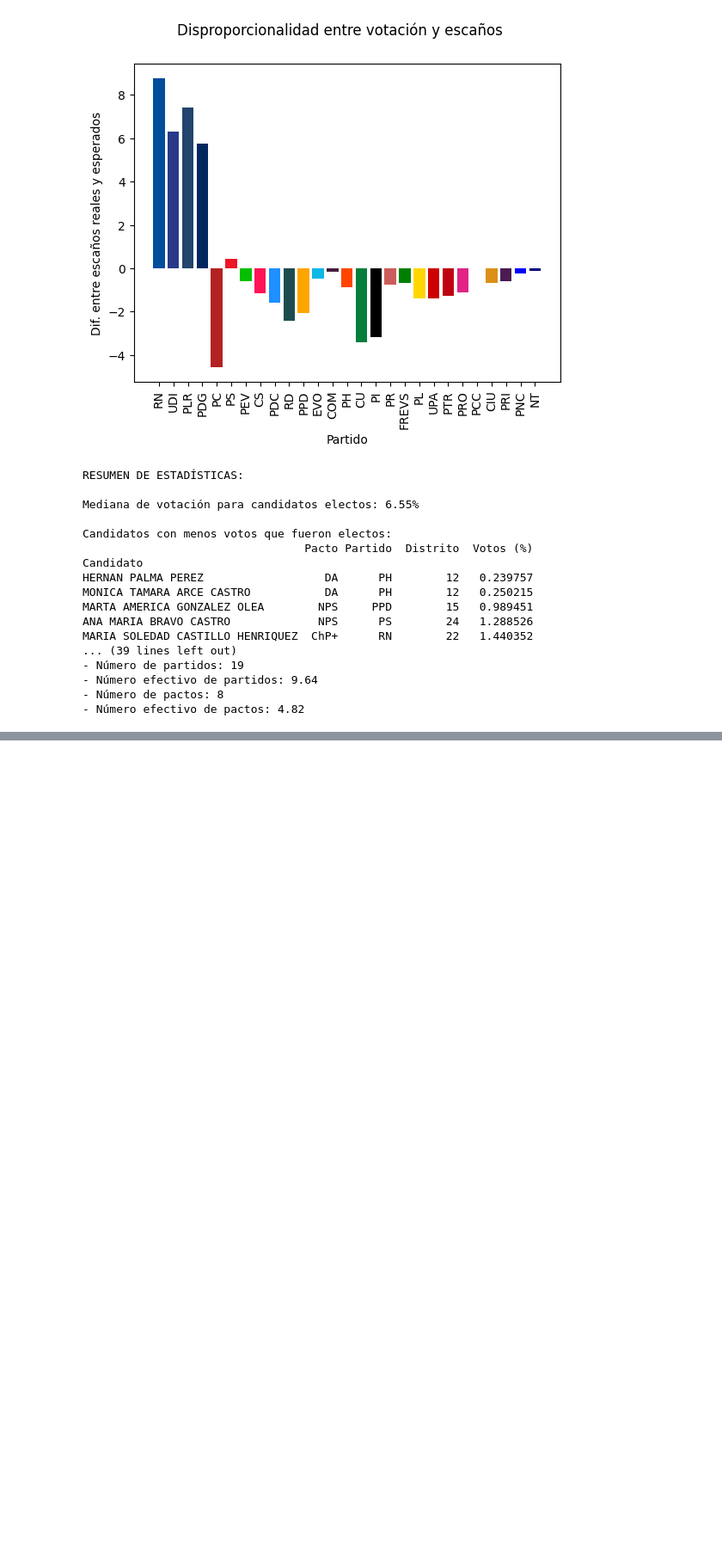
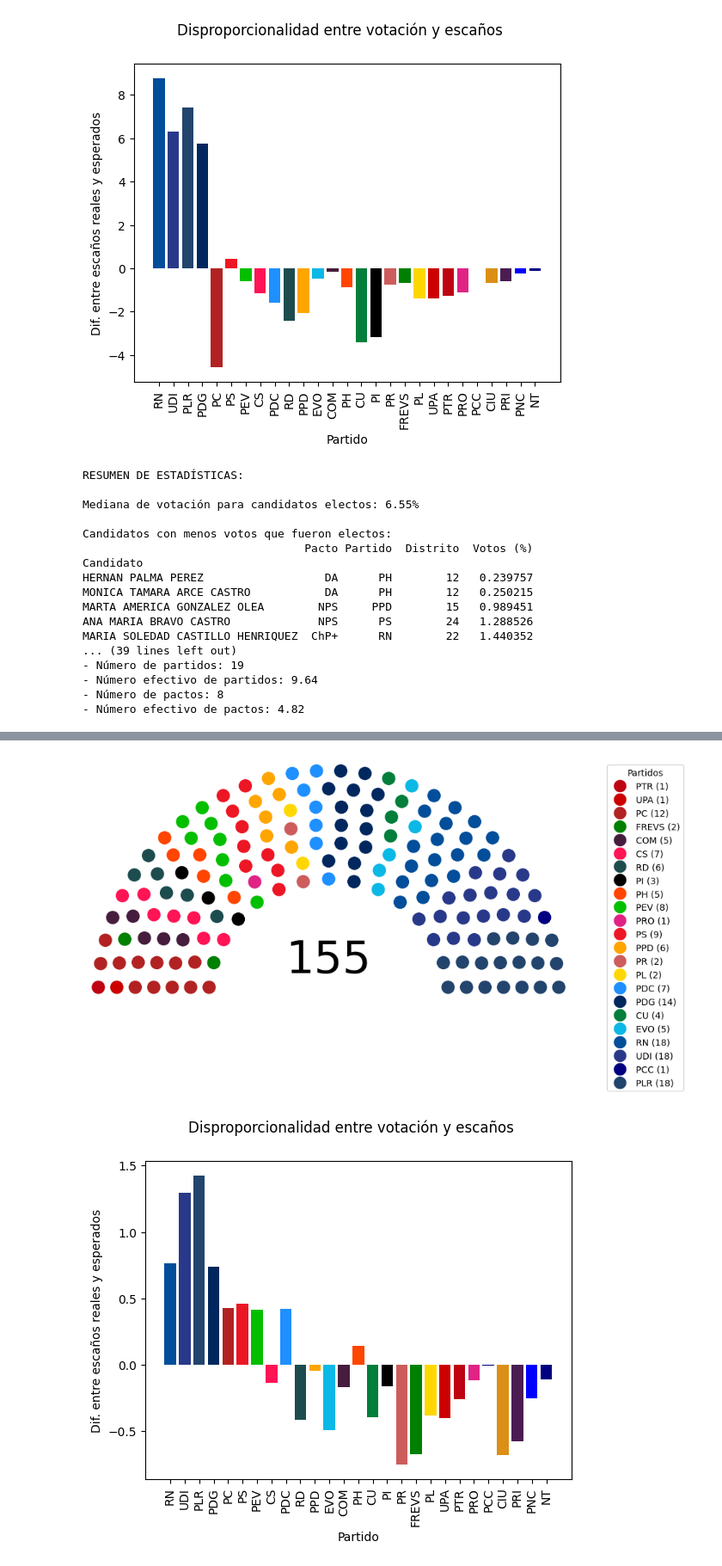
Before and after one commit to claugaete/sistemas-electorales, a Jupyter notebook: informe.ipynb, the cells around one changed output, grey strips where cells are left out. Shown at 86% size. Saved outputs shown, nothing was run; the diff lists cells and outputs as text; code cells hidden in the pictures; blank space fills up the shorter version.

```diff
--- a/informe.ipynb
+++ b/informe.ipynb
@@ -424,0 +475,19 @@ MARIA SOLEDAD CASTILLO HENRIQUEZ  ChP+      RN        22   1.440352
+# %%
+results_dhondt_nat = appoint_divisor_national(
+    df_no_pact,
+    total_seats=155,
+    assign_type="dhondt",
+    party_threshold=1/155
+)
+results_dhondt_nat.loc[:, "pact"] = df["pact"]
+
+app_dhondt_nat = Apportionment(
+    results=results_dhondt_nat,
+    colors=colors,
+    party_order=party_order
+)
+
+app_dhondt_nat.summary()
+# %% [output]
+[figure, added]
+[figure, added]
```
Also changed, not shown: parts of 9 cells of this notebook.
